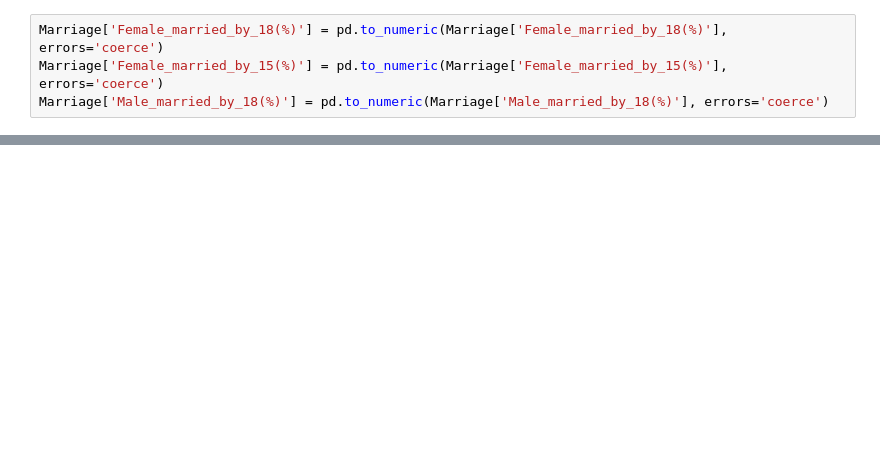
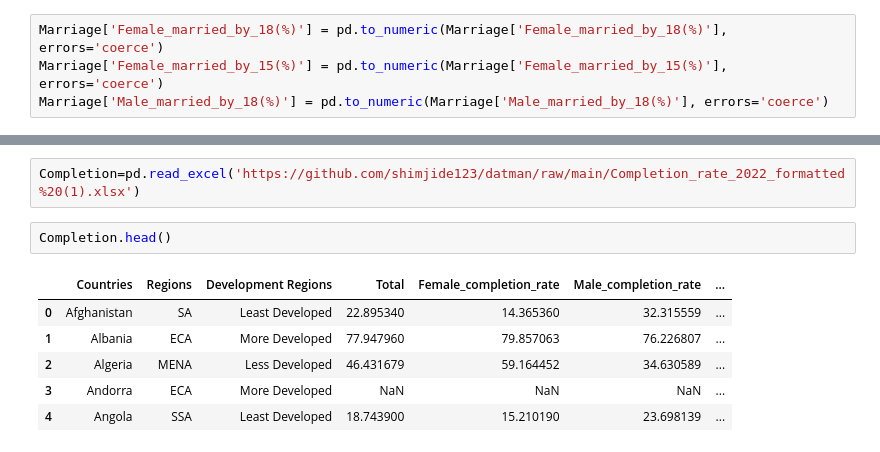
Before and after one commit to shimjide123/datman, a Jupyter notebook: PS3_by_Yu_Nong.ipynb, the cells around one changed output, grey strips where cells are left out. Saved outputs shown, nothing was run; the diff lists cells and outputs as text; blank space fills up the shorter version.

```diff
--- a/PS3_by_Yu_Nong.ipynb
+++ b/PS3_by_Yu_Nong.ipynb
@@ -27,0 +101,11 @@ import numpy as np
+# %%
+Completion=pd.read_excel('https://github.com/shimjide123/datman/raw/main/Completion_rate_2022_formatted%20(1).xlsx')
+# %%
+Completion.head()
+# %% [output]
+|  | Countries | Regions | Development Regions | Total | Female_completion_rate | Male_completion_rate | ... |
+| 0 | Afghanistan | SA | Least Developed | 22.895340 | 14.365360 | 32.315559 | ... |
+| 1 | Albania | ECA | More Developed | 77.947960 | 79.857063 | 76.226807 | ... |
+| 2 | Algeria | MENA | Less Developed | 46.431679 | 59.164452 | 34.630589 | ... |
+| 3 | Andorra | ECA | More Developed | NaN | NaN | NaN | ... |
+| 4 | Angola | SSA | Least Developed | 18.743900 | 15.210190 | 23.698139 | ... |
```
Also changed, not shown: parts of 15 cells of this notebook.
